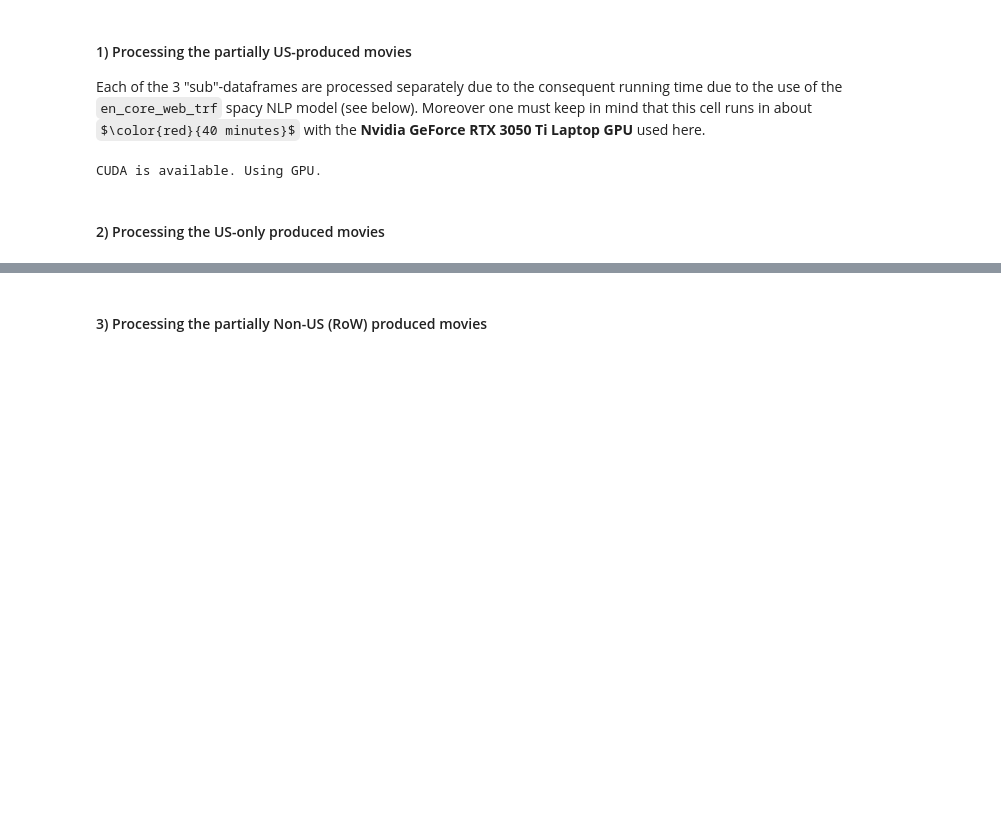
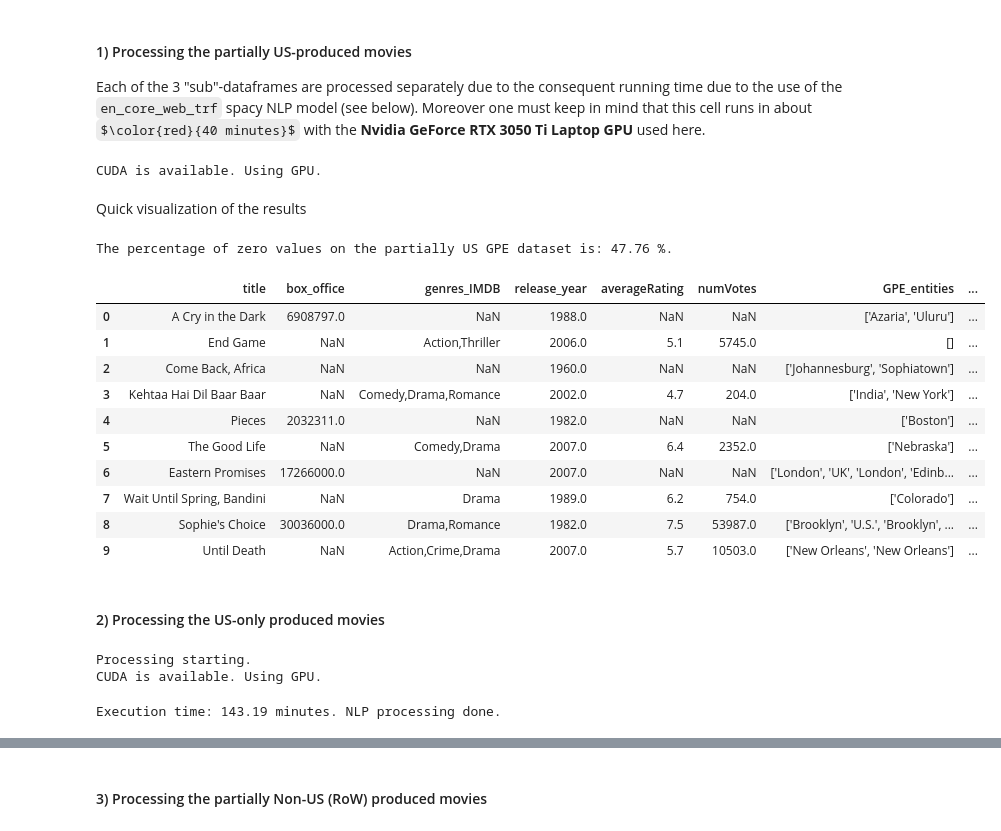
Before and after one commit to epfl-ada/ada-2024-project-adactylous, a Jupyter notebook: NLP_Luca_P3.ipynb, the cells around one changed output, grey strips where cells are left out. Cells and saved outputs as stored; diff of their text form; code cells hidden in the pictures; some formulas as TeX source; blank space fills up the shorter version.

```diff
--- a/NLP_Luca_P3.ipynb
+++ b/NLP_Luca_P3.ipynb
@@ -479,6 +479,33 @@ df_us_partially_movies_NLP_GPE.to_csv("data/us_partially_movies_NLP_GPE.csv", se
 print("NLP processing done.")
 # %% [output]
 CUDA is available. Using GPU.
+# %% [markdown]
+Quick visualization of the results
+# %%
+df_GPE_partially_us = pd.read_csv("data/us_partially_movies_NLP_GPE.csv", sep=',')
+
+# count the proportions of zeros
+df_GPE_partially_us['Percentage_american_culture'] = pd.to_numeric(df_GPE_partially_us['Percentage_american_culture']).astype('float64')
+proportion_0_percenatge = (len(df_GPE_partially_us[df_GPE_partially_us['Percentage_american_culture'] == 0.0])/len(df_GPE_partially_us))*100
+
+print(f"The percentage of zero values on the partially US GPE dataset is: {proportion_0_percenatge:.2f} %.")
+
+df_GPE_partially_us.head(10)
+# https://en.wikipedia.org/wiki/London,_Ohio
+# https://en.wikipedia.org/wiki/Edinburgh,_Indiana
+# %% [output]
+The percentage of zero values on the partially US GPE dataset is: 47.76 %.
+|  | title | box_office | genres_IMDB | release_year | averageRating | numVotes | GPE_entities | ... |
+| 0 | A Cry in the Dark | 6908797.0 | NaN | 1988.0 | NaN | NaN | ['Azaria', 'Uluru'] | ... |
+| 1 | End Game | NaN | Action,Thriller | 2006.0 | 5.1 | 5745.0 | [] | ... |
+| 2 | Come Back, Africa | NaN | NaN | 1960.0 | NaN | NaN | ['Johannesburg', 'Sophiatown'] | ... |
+| 3 | Kehtaa Hai Dil Baar Baar | NaN | Comedy,Drama,Romance | 2002.0 | 4.7 | 204.0 | ['India', 'New York'] | ... |
+| 4 | Pieces | 2032311.0 | NaN | 1982.0 | NaN | NaN | ['Boston'] | ... |
+| 5 | The Good Life | NaN | Comedy,Drama | 2007.0 | 6.4 | 2352.0 | ['Nebraska'] | ... |
+| 6 | Eastern Promises | 17266000.0 | NaN | 2007.0 | NaN | NaN | ['London', 'UK', 'London', 'Edinb... | ... |
+| 7 | Wait Until Spring, Bandini | NaN | Drama | 1989.0 | 6.2 | 754.0 | ['Colorado'] | ... |
+| 8 | Sophie's Choice | 30036000.0 | Drama,Romance | 1982.0 | 7.5 | 53987.0 | ['Brooklyn', 'U.S.', 'Brooklyn', ... | ... |
+| 9 | Until Death | NaN | Action,Crime,Drama | 2007.0 | 5.7 | 10503.0 | ['New Orleans', 'New Orleans'] | ... |
 # %% [markdown]
 #### 2) Processing the US-only produced movies
 # %%
@@ -504,7 +531,7 @@ def extract_GPE_and_compute_US_frequencies_batch(summaries, us_locations):
     returns: all the GPE entities and all the US GPE frequencies detected in the summary as a list
     """
     results = []
-    for doc in nlp.pipe(summaries, batch_size=500):
+    for doc in nlp.pipe(summaries, batch_size=200):
         GPE_entities = [ent.text for ent in doc.ents if ent.label_ == 'GPE']
         GPE_frequencies_all = Counter(GPE_entities)
         GPE_US_frequencies = Counter(ent for ent in GPE_entities if ent in us_locations)
@@ -528,3 +555,7 @@ df_us_only_movies_NLP_GPE.to_csv("data/us_only_movies_NLP_GPE.csv", sep=',', enc
 end_time = time.time()
 execution_time = end_time - start_time
 print(f"Execution time: {execution_time/60:.2f} minutes. NLP processing done.")
+# %% [output]
+Processing starting.
+CUDA is available. Using GPU.
+Execution time: 143.19 minutes. NLP processing done.
```
Also changed, not shown: parts of 10 cells of this notebook, 2 other files.
